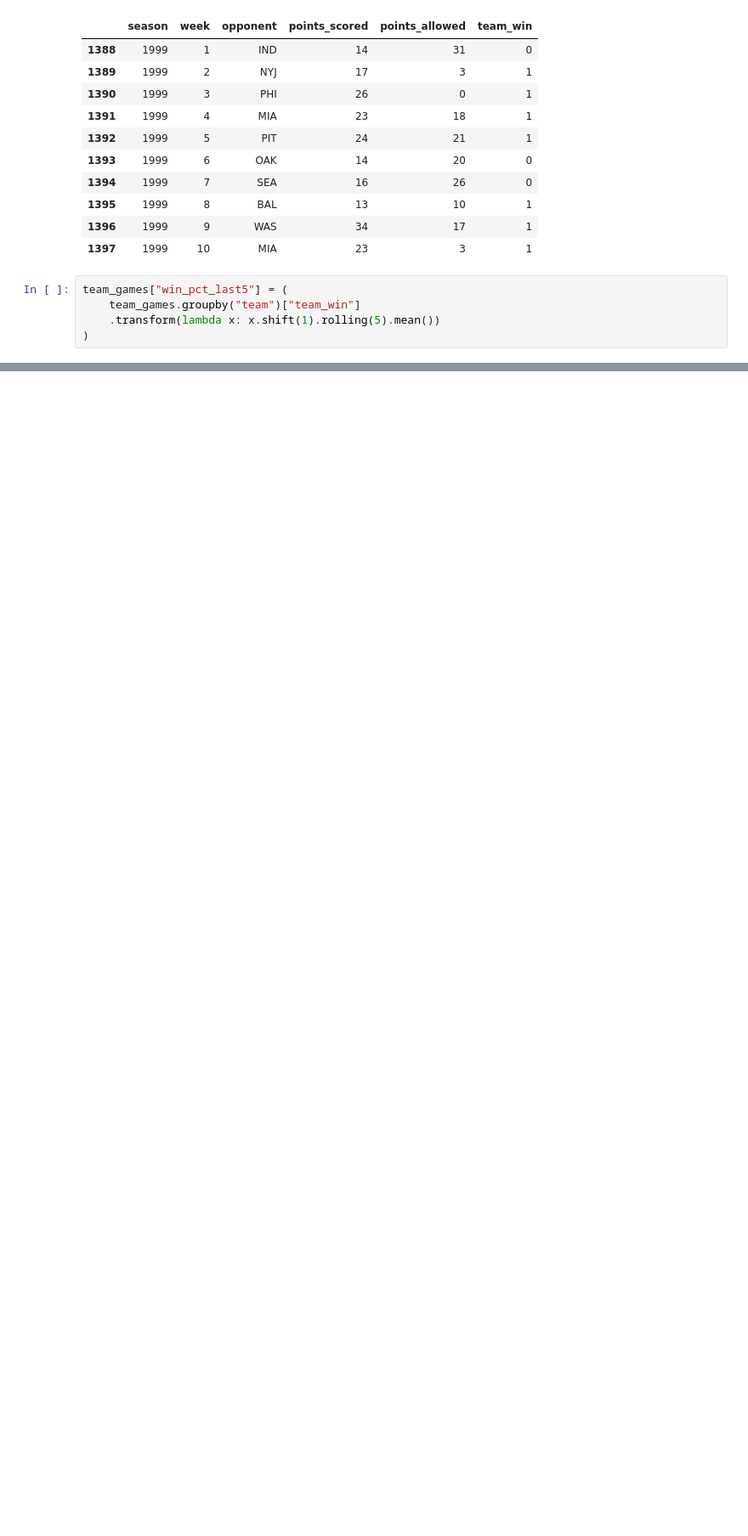
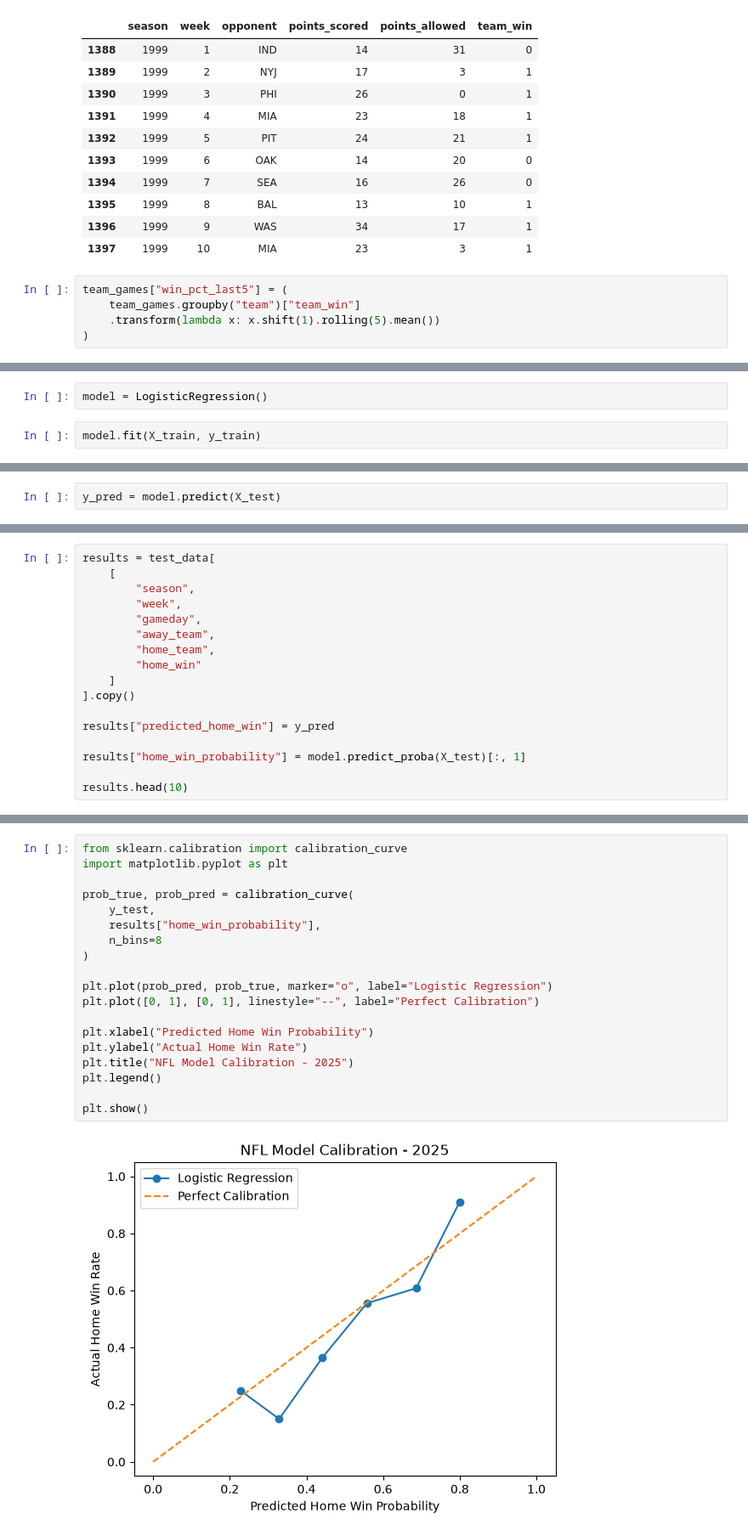
Before and after one commit to GarnetFisherman/nfl-game-prediction, a Jupyter notebook: notebooks/01_explore_nfl_data.ipynb, the cells around one changed output, grey strips where cells are left out. Shown at 85% size. Saved outputs shown, nothing was run; the diff lists cells and outputs as text; blank space fills up the shorter version.

Commit message:
Add logistic regression and walk-forward validation

```diff
--- a/notebooks/01_explore_nfl_data.ipynb
+++ b/notebooks/01_explore_nfl_data.ipynb
@@ -657,0 +976,4 @@ team_games[
+# %%
+model = LogisticRegression()
+# %%
+model.fit(X_train, y_train)
@@ -657,0 +998,2 @@ team_games[
+# %%
+y_pred = model.predict(X_test)
@@ -657,0 +1008,17 @@ team_games[
+# %%
+results = test_data[
+    [
+        "season",
+        "week",
+        "gameday",
+        "away_team",
+        "home_team",
+        "home_win"
+    ]
+].copy()
+
+results["predicted_home_win"] = y_pred
+
+results["home_win_probability"] = model.predict_proba(X_test)[:, 1]
+
+results.head(10)
@@ -657,0 +1077,21 @@ team_games[
+# %%
+from sklearn.calibration import calibration_curve
+import matplotlib.pyplot as plt
+
+prob_true, prob_pred = calibration_curve(
+    y_test,
+    results["home_win_probability"],
+    n_bins=8
+)
+
+plt.plot(prob_pred, prob_true, marker="o", label="Logistic Regression")
+plt.plot([0, 1], [0, 1], linestyle="--", label="Perfect Calibration")
+
+plt.xlabel("Predicted Home Win Probability")
+plt.ylabel("Actual Home Win Rate")
+plt.title("NFL Model Calibration - 2025")
+plt.legend()
+
+plt.show()
+# %% [output]
+[figure, added]
```
Also changed, not shown: parts of 56 cells of this notebook.
